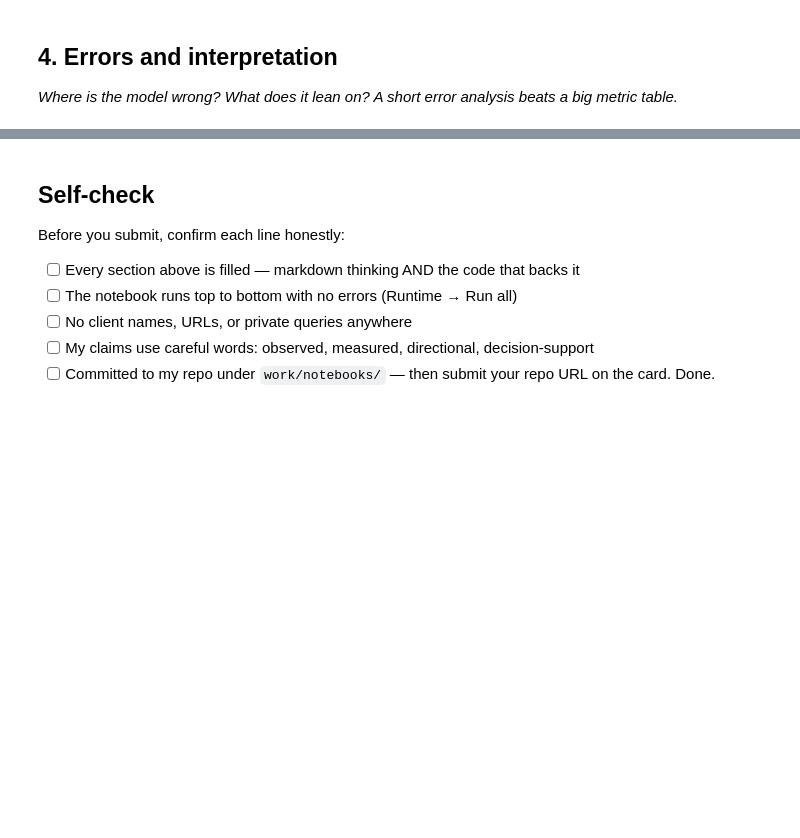
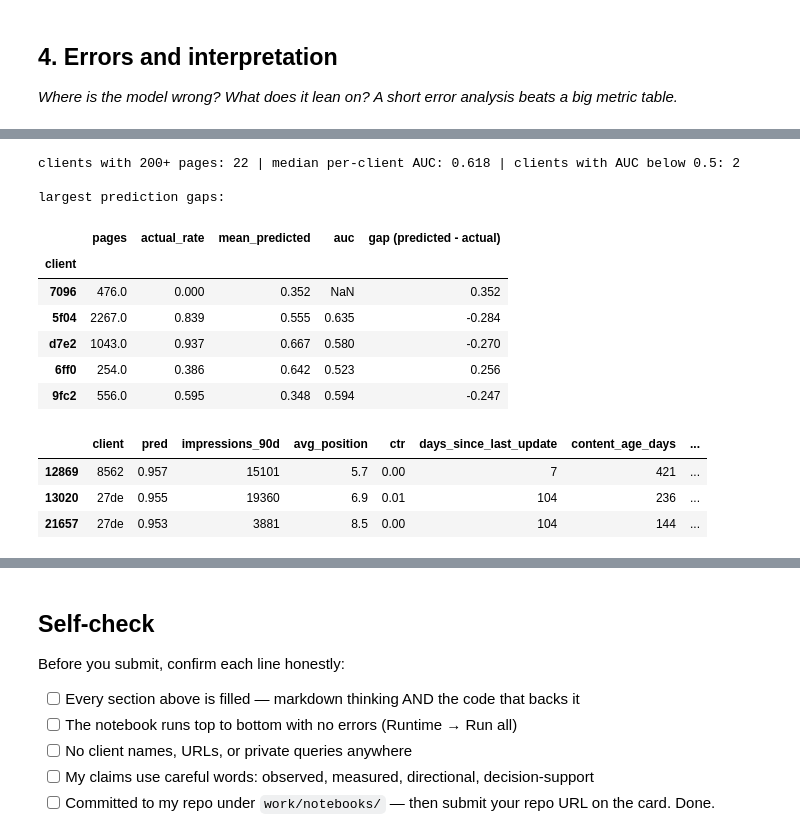
Before and after one commit to FaiyazIfaz/Starter-Notebooks, a Jupyter notebook: work/notebooks/w05_model.ipynb, the cells around one changed output, grey strips where cells are left out. Cells and saved outputs as stored; diff of their text form; code cells hidden in the pictures; blank space fills up the shorter version.

```diff
--- a/work/notebooks/w05_model.ipynb
+++ b/work/notebooks/w05_model.ipynb
@@ -22,0 +332,34 @@ This skeleton is yours to fill. Work the sections **in order** — each one has
+# %%
+by_client = (df.groupby("client_id")
+               .apply(lambda g: pd.Series({"pages": len(g), "actual_rate": g["is_declining"].mean(), "mean_predicted": g["pred"].mean(),
+                                           "auc": roc_auc_score(g["is_declining"], g["pred"]) if g["is_declining"].nunique() == 2 and len(g) >= 200 else np.nan}))
+               .round(3))
+by_client["gap (predicted - actual)"] = (by_client["mean_predicted"] - by_client["actual_rate"]).round(3)
+by_client["client"] = by_client.index.str[-4:]
+big = by_client[by_client["pages"] >= 200].set_index("client")
+print("clients with 200+ pages:", len(big), "| median per-client AUC:", round(big["auc"].median(), 3), "| clients with AUC below 0.5:", int((big["auc"] < 0.5).sum()))
+print("\nlargest prediction gaps:")
+big.reindex(big["gap (predicted - actual)"].abs().sort_values(ascending=False).index).head(5)[["pages", "actual_rate", "mean_predicted", "auc", "gap (predicted - actual)"]]
+# %% [output]
+clients with 200+ pages: 22 | median per-client AUC: 0.618 | clients with AUC below 0.5: 2
+
+largest prediction gaps:
+|  | pages | actual_rate | mean_predicted | auc | gap (predicted - actual) |
+| client |  |  |  |  |  |
+| 7096 | 476.0 | 0.000 | 0.352 | NaN | 0.352 |
+| 5f04 | 2267.0 | 0.839 | 0.555 | 0.635 | -0.284 |
+| d7e2 | 1043.0 | 0.937 | 0.667 | 0.580 | -0.270 |
+| 6ff0 | 254.0 | 0.386 | 0.642 | 0.523 | 0.256 |
+| 9fc2 | 556.0 | 0.595 | 0.348 | 0.594 | -0.247 |
+# %%
+# Three concrete wrong cases: the highest-scored pages that were NOT declining.
+cols = ["pred", "impressions_90d", "avg_position", "ctr", "days_since_last_update", "content_age_days", "main_intent", "trend_direction"]
+wrong = df[df["is_declining"] == 0].sort_values("pred", ascending=False).head(3)[cols].copy()
+wrong.insert(0, "client", df.loc[wrong.index, "client_id"].str[-4:])
+wrong["pred"] = wrong["pred"].round(3)
+wrong
+# %% [output]
+|  | client | pred | impressions_90d | avg_position | ctr | days_since_last_update | content_age_days | ... |
+| 12869 | 8562 | 0.957 | 15101 | 5.7 | 0.00 | 7 | 421 | ... |
+| 13020 | 27de | 0.955 | 19360 | 6.9 | 0.01 | 104 | 236 | ... |
+| 21657 | 27de | 0.953 | 3881 | 8.5 | 0.00 | 104 | 144 | ... |
```
Also changed, not shown: parts of 18 cells of this notebook.
